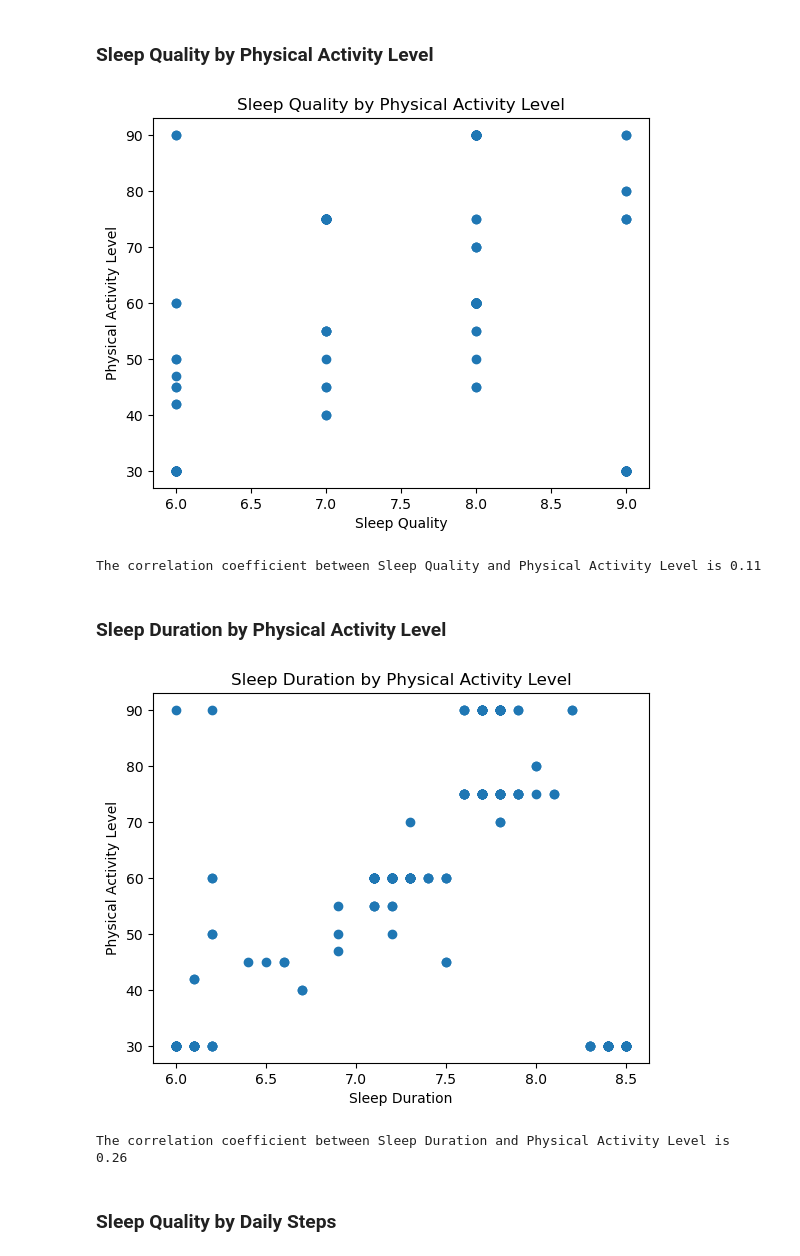
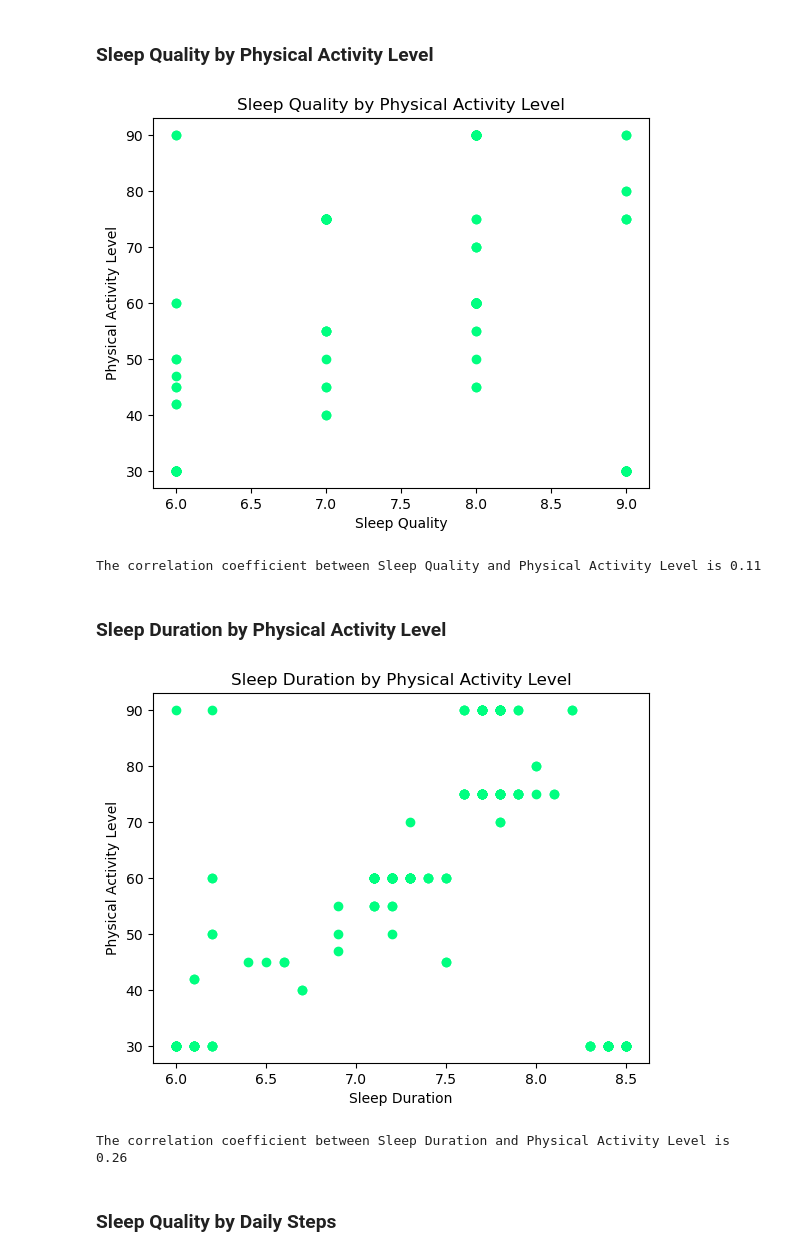
Before and after one commit to ThanhVo626/SleepHealth_EDA, a Jupyter notebook: kp_branch/sleep_health_EDA.ipynb, the cells around one changed output. Cells and saved outputs as stored; diff of their text form; code cells hidden in the pictures.

```diff
--- a/kp_branch/sleep_health_EDA.ipynb
+++ b/kp_branch/sleep_health_EDA.ipynb
@@ -350,7 +350,7 @@ Physical Activity Level and Daily Steps do have an effect on Sleep Quality or Sl
 # %%
 #create scatter plot of Sleep Quality by Physical Activity Level
 
-plt.scatter(df['Sleep Quality'], df['Physical Activity Level'])
+plt.scatter(df['Sleep Quality'], df['Physical Activity Level'], color='#00FF80')
 plt.xlabel('Sleep Quality')
 plt.ylabel('Physical Activity Level')
 plt.title('Sleep Quality by Physical Activity Level')
@@ -360,24 +360,24 @@ plt.show()
 correlation = stats.pearsonr(df['Sleep Quality'], df['Physical Activity Level'])
 print(f"The correlation coefficient between Sleep Quality and Physical Activity Level is {round(correlation[0],2)}")
 # %% [output]
-[figure, old version]
+[figure, new version]
 The correlation coefficient between Sleep Quality and Physical Activity Level is 0.11
 # %% [markdown]
 ### Sleep Duration by Physical Activity Level
 # %%
 #create scatter plot of Sleep Duration by Physical Activity Level
 
-plt.scatter(df['Sleep Duration'], df['Physical Activity Level'])
+plt.scatter(df['Sleep Duration'], df['Physical Activity Level'], color='#00FF80')
 plt.xlabel('Sleep Duration')
 plt.ylabel('Physical Activity Level')
 plt.title('Sleep Duration by Physical Activity Level')
 plt.show()
 
 #Pearson Correlation Coefficient
 correlation = stats.pearsonr(df['Sleep Duration'], df['Physical Activity Level'])
 print(f"The correlation coefficient between Sleep Duration and Physical Activity Level is {round(correlation[0],2)}")
 # %% [output]
-[figure, old version]
+[figure, new version]
 The correlation coefficient between Sleep Duration and Physical Activity Level is 0.26
 # %% [markdown]
 ### Sleep Quality by Daily Steps
```
Also changed, not shown: parts of 8 cells of this notebook.
